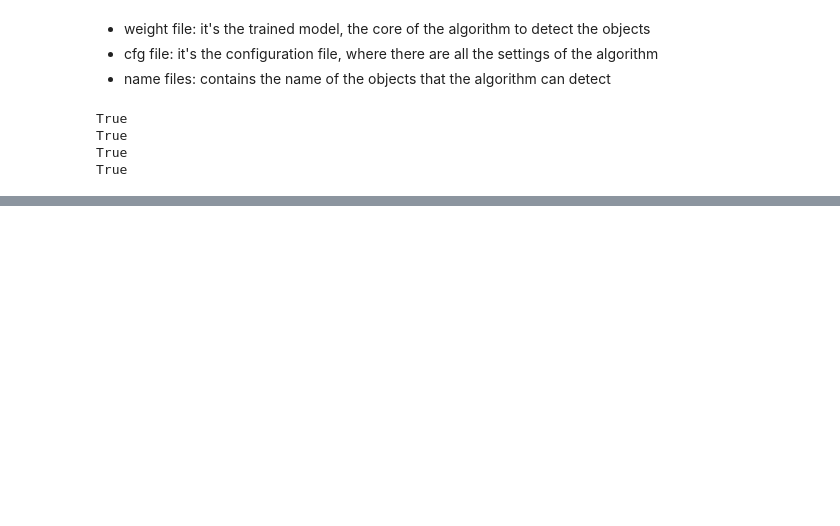
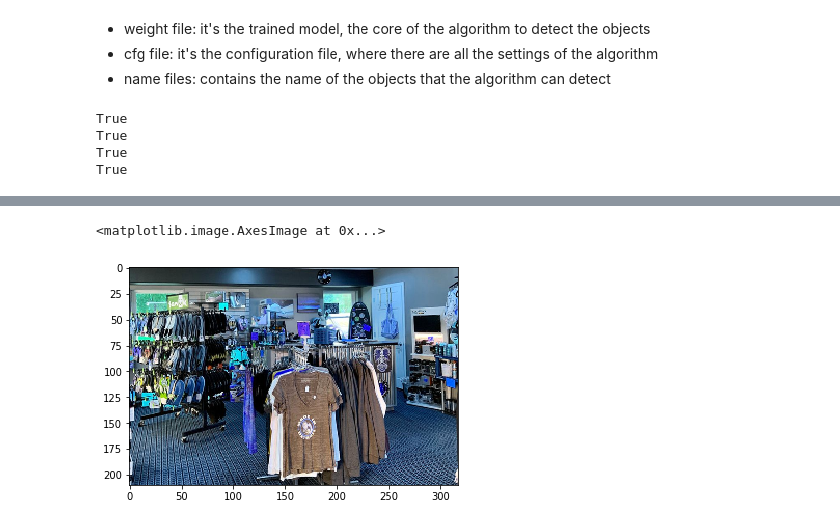
Before and after one commit to UPstartDeveloper/cv-contact-tracing, a Jupyter notebook: notebooks/image-object-detection.ipynb, the cells around one changed output, grey strips where cells are left out. Cells and saved outputs as stored; diff of their text form; code cells hidden in the pictures; blank space fills up the shorter version.

```diff
--- a/notebooks/image-object-detection.ipynb
+++ b/notebooks/image-object-detection.ipynb
@@ -119,0 +139,5 @@ plt.imshow(img)
+# %%
+plt.imshow(img3)
+# %% [output]
+<matplotlib.image.AxesImage at 0x...>
+[figure, added]
```
Also changed, not shown: parts of 6 cells of this notebook, 2 other files.
